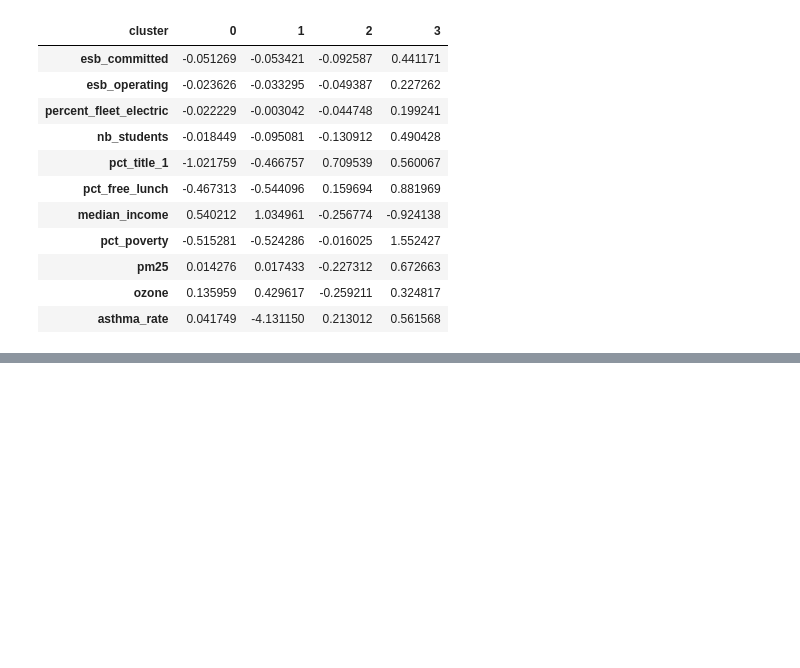
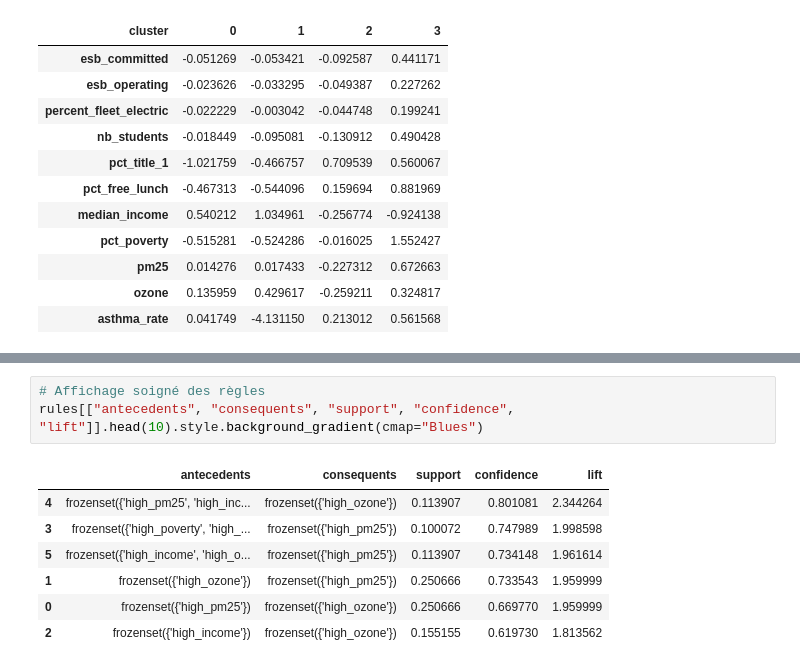
Before and after one commit to Simiamine/Electric_School_Bus_ML_Project, a Jupyter notebook: notebooks/esb_analysis.ipynb, the cells around one changed output, grey strips where cells are left out. Drawn from its saved outputs; the diff is of its cells as text; blank space fills up the shorter version.

```diff
--- a/notebooks/esb_analysis.ipynb
+++ b/notebooks/esb_analysis.ipynb
@@ -267,0 +455,11 @@ cluster_means.T
+# %%
+# Affichage soigné des règles
+rules[["antecedents", "consequents", "support", "confidence", "lift"]].head(10).style.background_gradient(cmap="Blues")
+# %% [output]
+|  | antecedents | consequents | support | confidence | lift |
+| 4 | frozenset({'high_pm25', 'high_inc... | frozenset({'high_ozone'}) | 0.113907 | 0.801081 | 2.344264 |
+| 3 | frozenset({'high_poverty', 'high_... | frozenset({'high_pm25'}) | 0.100072 | 0.747989 | 1.998598 |
+| 5 | frozenset({'high_income', 'high_o... | frozenset({'high_pm25'}) | 0.113907 | 0.734148 | 1.961614 |
+| 1 | frozenset({'high_ozone'}) | frozenset({'high_pm25'}) | 0.250666 | 0.733543 | 1.959999 |
+| 0 | frozenset({'high_pm25'}) | frozenset({'high_ozone'}) | 0.250666 | 0.669770 | 1.959999 |
+| 2 | frozenset({'high_income'}) | frozenset({'high_ozone'}) | 0.155155 | 0.619730 | 1.813562 |
```
Also changed, not shown: parts of 10 cells of this notebook.
